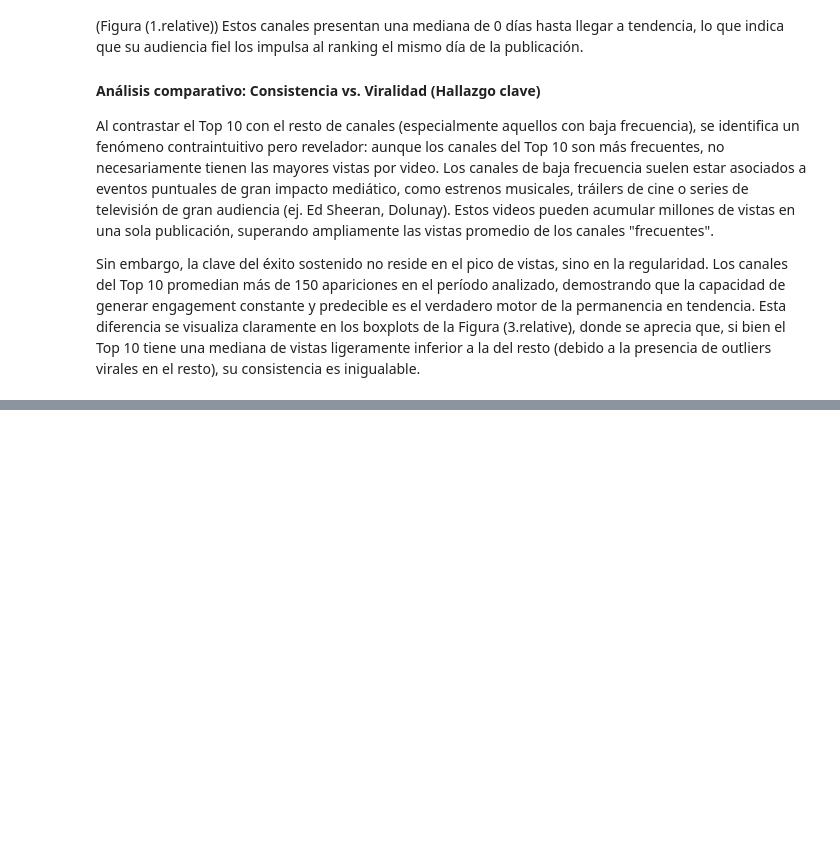
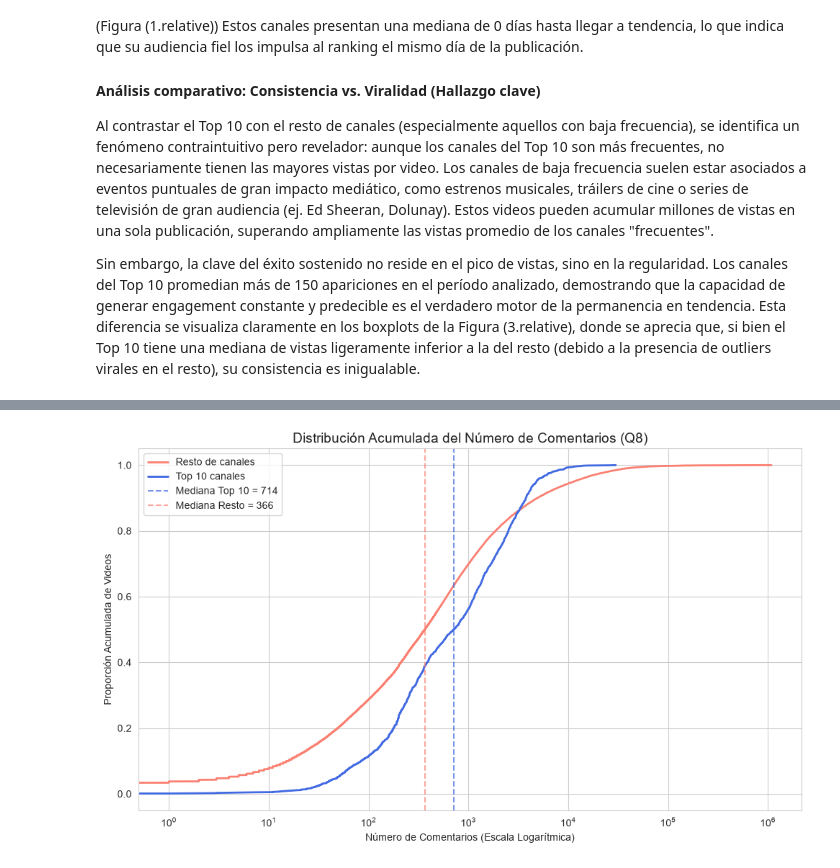
Before and after one commit to MartinDAA/FDS-2026-1-3227, a Jupyter notebook: code/EDA.ipynb, the cells around one changed output, grey strips where cells are left out. Saved outputs shown, nothing was run; the diff lists cells and outputs as text; code cells hidden in the pictures; blank space fills up the shorter version.

```diff
--- a/code/EDA.ipynb
+++ b/code/EDA.ipynb
@@ -488,0 +598,39 @@ weekday_published: MI = 0.0006
+# %%
+# --- GRÁFICO 2: ECDF (Número de Comentarios) ---
+# Función para calcular la ECDF (Curva de Distribución Acumulada)
+def ecdf(data):
+    x = np.sort(data)
+    y = np.arange(1, len(x) + 1) / len(x)
+    return x, y
+
+fig, ax = plt.subplots(figsize=(10, 6))
+
+# Calcular ECDF para cada grupo
+top_comments = df[df['is_top_10']]['comment_count']
+rest_comments = df[~df['is_top_10']]['comment_count']
+
+x_top, y_top = ecdf(top_comments)
+x_rest, y_rest = ecdf(rest_comments)
+
+# Graficar en escala logarítmica (esencial para ver la cola larga)
+ax.plot(x_rest, y_rest, label='Resto de canales', color='salmon', linewidth=2)
+ax.plot(x_top, y_top, label='Top 10 canales', color='royalblue', linewidth=2)
+
+# Personalizar
+ax.set_xscale('log')  # Escala logarítmica para comprimir la cola larga
+ax.set_title('Distribución Acumulada del Número de Comentarios (Q8)', fontsize=14)
+ax.set_xlabel('Número de Comentarios (Escala Logarítmica)')
+ax.set_ylabel('Proporción Acumulada de Videos')
+ax.legend()
+
+# Añadir líneas verticales en las medianas para referencia
+med_top = top_comments.median()
+med_rest = rest_comments.median()
+ax.axvline(x=med_top, color='royalblue', linestyle='--', alpha=0.7, label=f'Mediana Top 10 = {med_top:.0f}')
+ax.axvline(x=med_rest, color='salmon', linestyle='--', alpha=0.7, label=f'Mediana Resto = {med_rest:.0f}')
+ax.legend()
+
+plt.tight_layout()
+plt.show()
+# %% [output]
+[figure, added]
```
Also changed, not shown: parts of 13 cells of this notebook, 6 other files.
